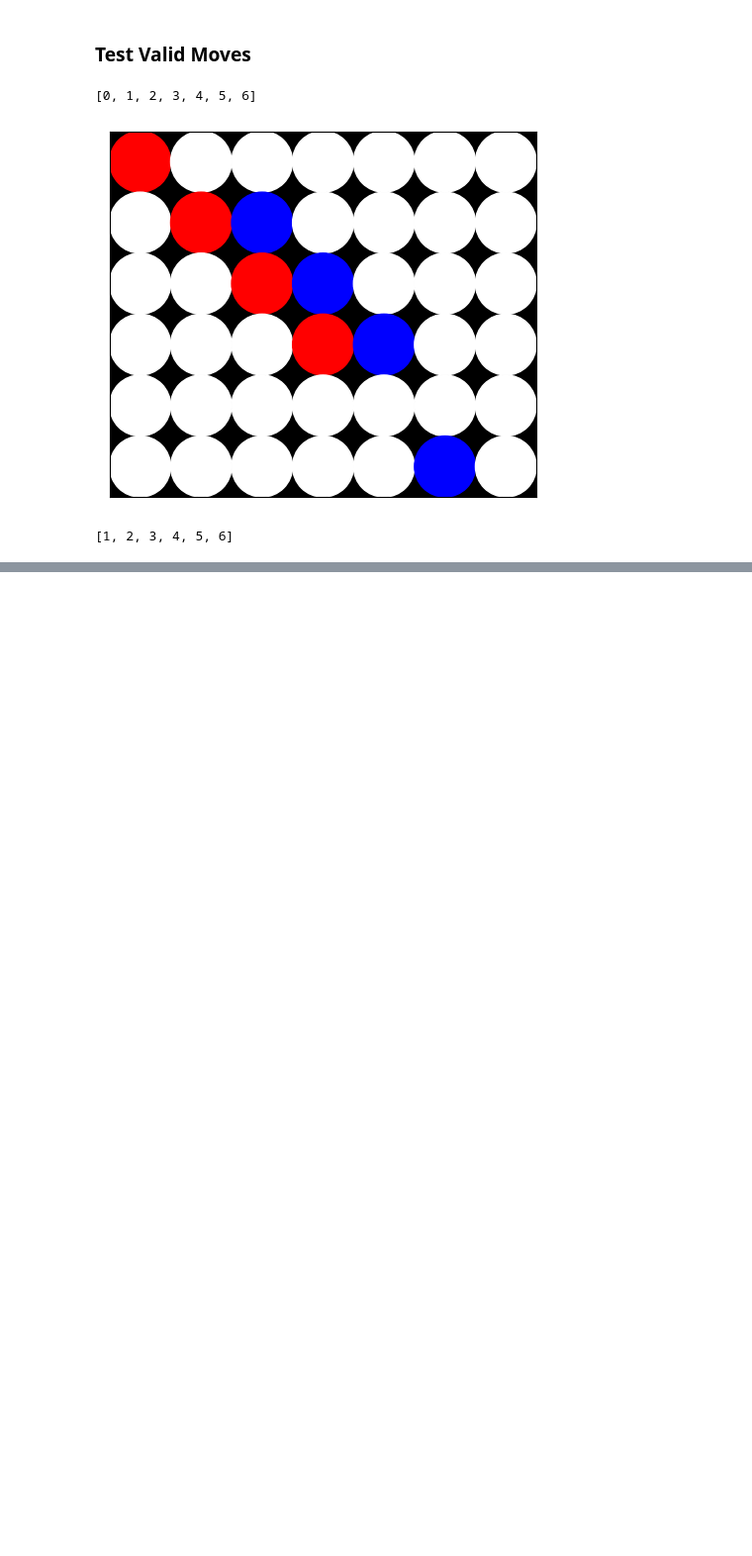
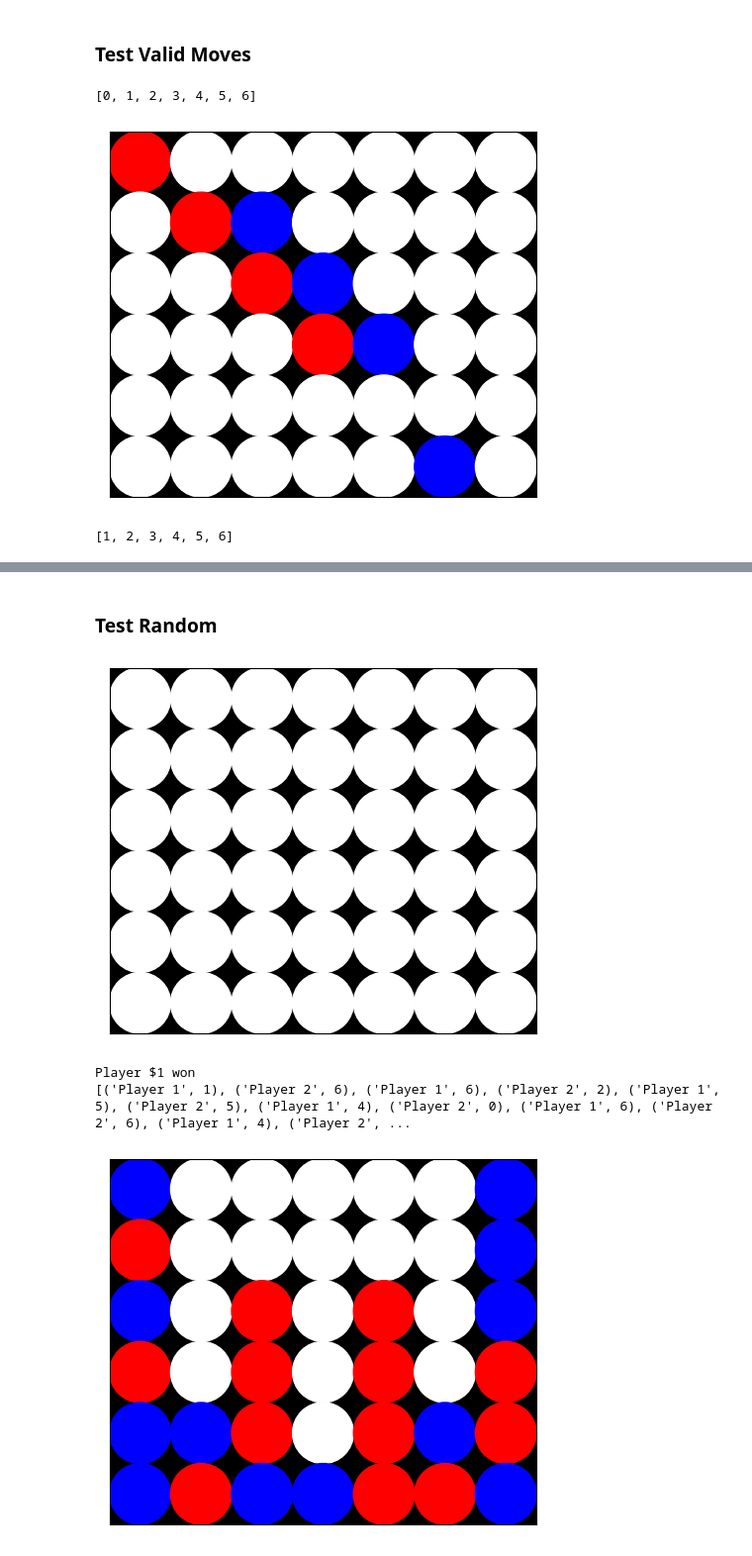
Before and after one commit to nlarsen31/Connect4AI, a Jupyter notebook: MainNotebook.ipynb, the cells around one changed output, grey strips where cells are left out. Shown at 99% size. Drawn from its saved outputs; the diff is of its cells as text; code cells hidden in the pictures; blank space fills up the shorter version.

```diff
--- a/MainNotebook.ipynb
+++ b/MainNotebook.ipynb
@@ -77,0 +206,43 @@ b.moves()
+# %%
+class RandomAgent:
+
+    def pick_move(self, board):
+        """
+        pick a random move
+        """
+        return random.choice(board.moves())
+
+    def pick_and_place_move(self, board, player):
+        """
+        pick a move and place it on the board
+        """
+        return board.move(player, self.pick_move(board))
+# %% [markdown]
+### Test Random
+# %%
+randy = RandomAgent()
+b = Connect4Board()
+b.draw_board()
+
+# place all randome moves
+seq = []
+player = 1
+for i in range(42):
+    new_move = randy.pick_move(b)
+    b.move(player=player, col=new_move)
+    seq.append((f"Player {player}", new_move))
+    if player == 1:
+        player = 2
+    else:
+        player = 1
+    winner = b.check_win()
+    if winner != 0:
+        print(f"Player ${winner} won")
+        break
+print(seq)
+b.draw_board()
+# %% [output]
+[figure, added]
+Player $1 won
+[('Player 1', 1), ('Player 2', 6), ('Player 1', 6), ('Player 2', 2), ('Player 1', 5), ('Player 2', 5), ('Player 1', 4), ('Player 2', 0), ('Player 1', 6), ('Player 2', 6), ('Player 1', 4), ('Player 2', ...
+[figure, added]
```
Also changed, not shown: parts of 11 cells of this notebook.
